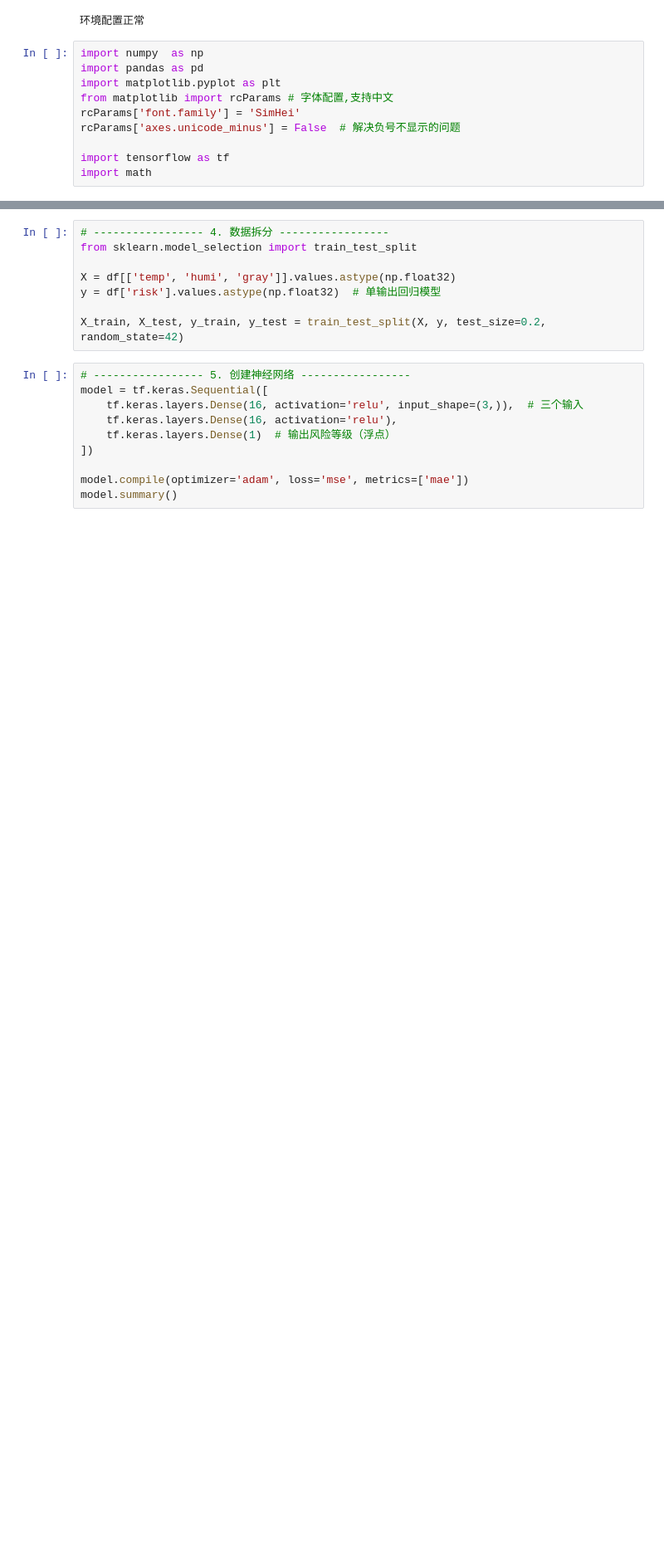
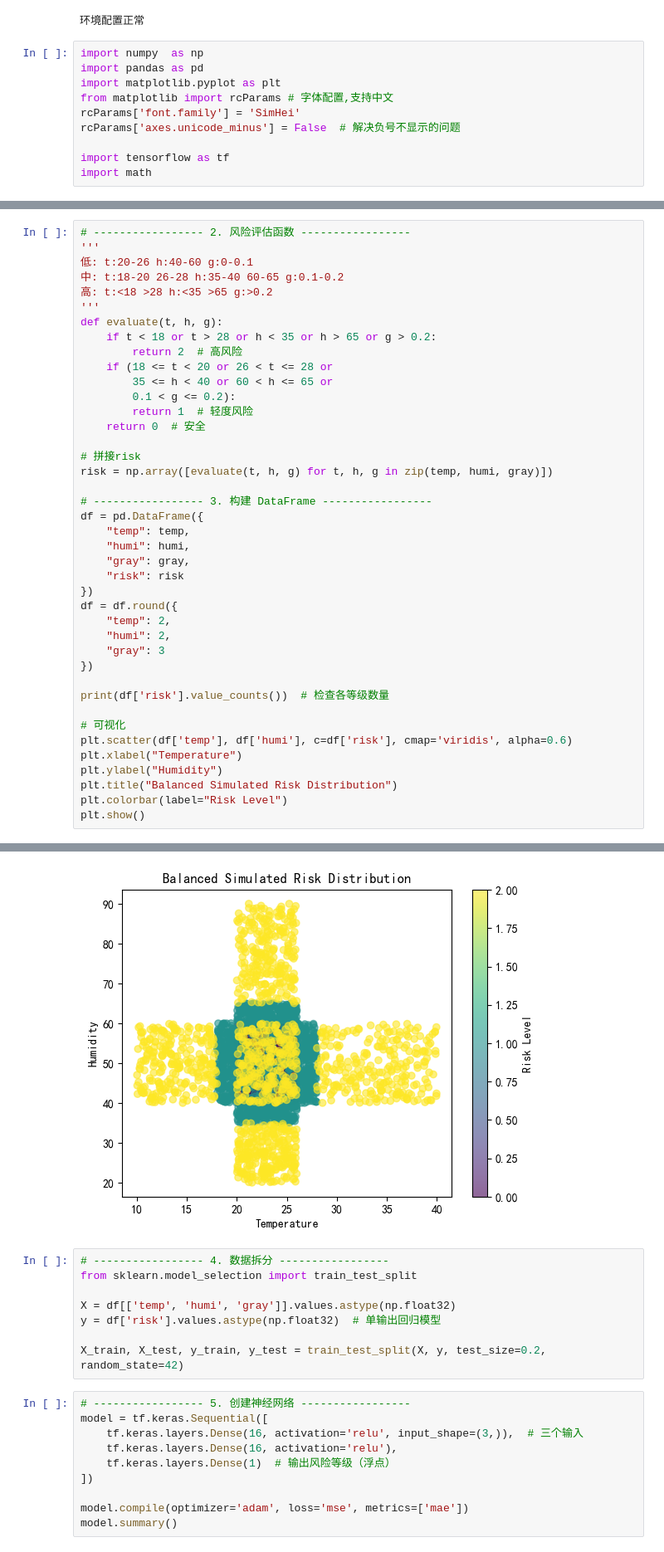
Before and after one commit to lxl-git05/ESP32, a Jupyter notebook: Projects/demo_env_check/env_check/py_model.ipynb, the cells around one changed output, grey strips where cells are left out. Shown at 83% size. Cells and saved outputs as stored; diff of their text form; blank space fills up the shorter version.

```diff
--- a/Projects/demo_env_check/env_check/py_model.ipynb
+++ b/Projects/demo_env_check/env_check/py_model.ipynb
@@ -75,0 +110,42 @@ plt.show()
+# %%
+# ----------------- 2. 风险评估函数 -----------------
+'''
+低: t:20-26 h:40-60 g:0-0.1
+中: t:18-20 26-28 h:35-40 60-65 g:0.1-0.2
+高: t:<18 >28 h:<35 >65 g:>0.2
+'''
+def evaluate(t, h, g):
+    if t < 18 or t > 28 or h < 35 or h > 65 or g > 0.2:
+        return 2  # 高风险
+    if (18 <= t < 20 or 26 < t <= 28 or
+        35 <= h < 40 or 60 < h <= 65 or
+        0.1 < g <= 0.2):
+        return 1  # 轻度风险
+    return 0  # 安全
+
+# 拼接risk
+risk = np.array([evaluate(t, h, g) for t, h, g in zip(temp, humi, gray)])
+
+# ----------------- 3. 构建 DataFrame -----------------
+df = pd.DataFrame({
+    "temp": temp,
+    "humi": humi,
+    "gray": gray,
+    "risk": risk
+})
+df = df.round({
+    "temp": 2,
+    "humi": 2,
+    "gray": 3
+})
+
+print(df['risk'].value_counts())  # 检查各等级数量
+
+# 可视化
+plt.scatter(df['temp'], df['humi'], c=df['risk'], cmap='viridis', alpha=0.6)
+plt.xlabel("Temperature")
+plt.ylabel("Humidity")
+plt.title("Balanced Simulated Risk Distribution")
+plt.colorbar(label="Risk Level")
+plt.show()
+# %% [output]
@@ -76,3 +157,4 @@ plt.show()
+[figure, added]
 # %%
 # ----------------- 4. 数据拆分 -----------------
 from sklearn.model_selection import train_test_split
```
Also changed, not shown: parts of 5 cells of this notebook, 6 other files.
